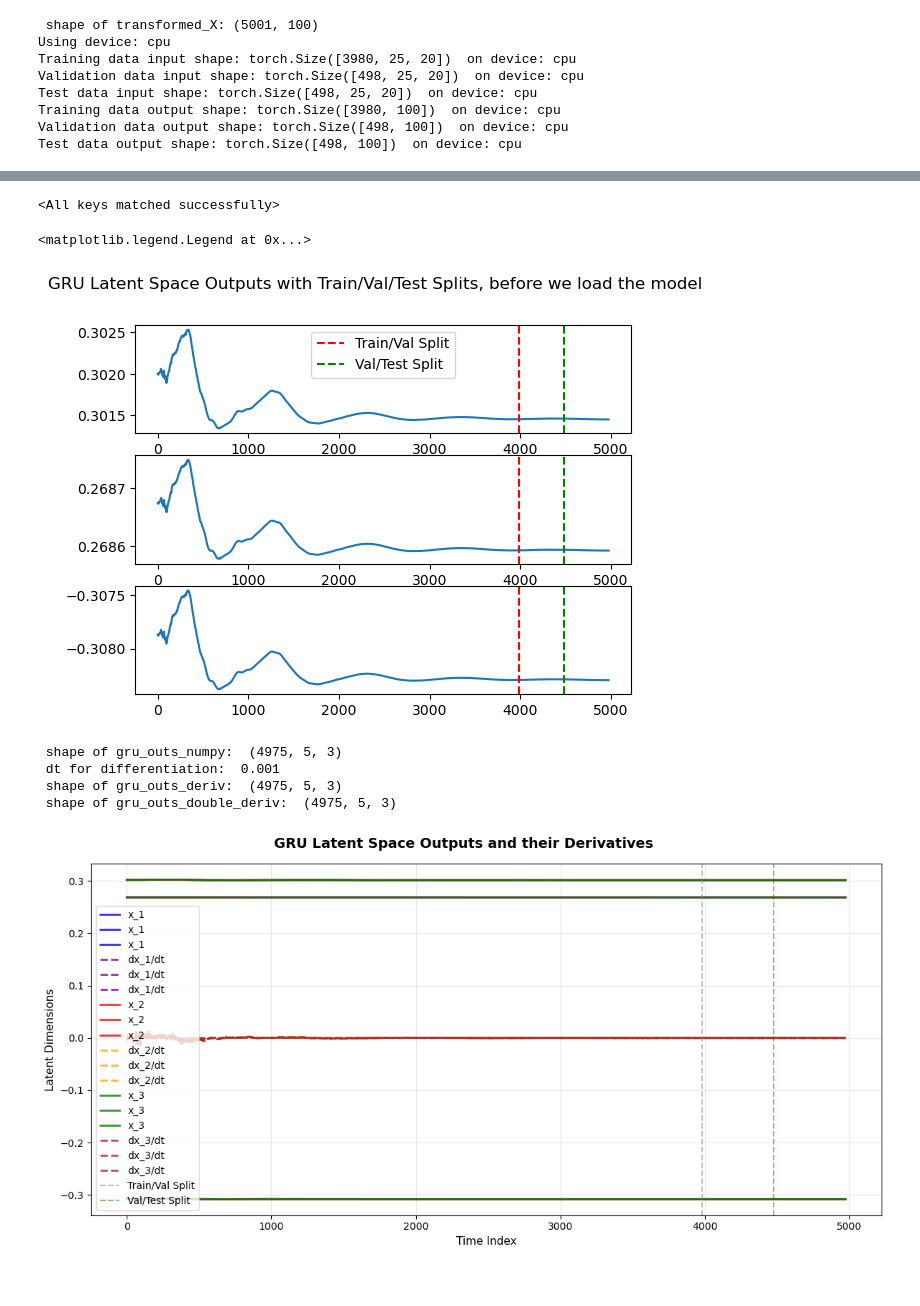
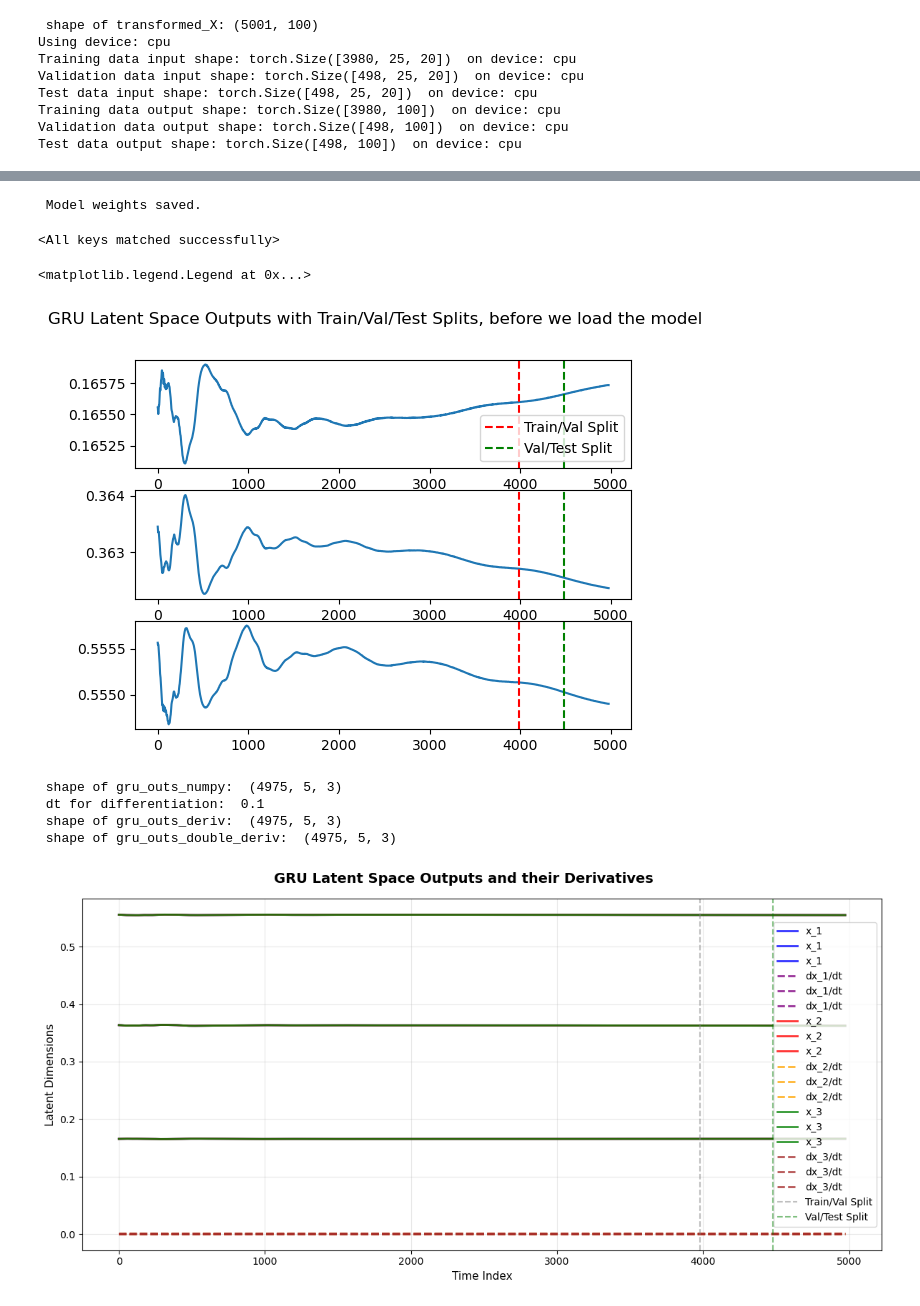
Before and after one commit to kro0l1k/RDE-DA-SHRED, a Jupyter notebook: sindy_shred_on_Koch.ipynb, the cells around one changed output, grey strips where cells are left out. Saved outputs shown, nothing was run; the diff lists cells and outputs as text; code cells hidden in the pictures.

Commit message:
better training -- learnable ODE
-

```diff
--- a/sindy_shred_on_Koch.ipynb
+++ b/sindy_shred_on_Koch.ipynb
@@ -87,7 +87,7 @@ def preprocessing_Koch_model(dataset, T_final):
     T, n = dataset.shape
     print(f"Koch model dataset shape: T={T}, n={n}")
     if T > T_final:
-        t_start_stable = 70_000
+        t_start_stable = 75_000
         dataset_cropped = dataset[t_start_stable:, :]
 
         print(f" Cropped Koch model dataset to shape: {dataset_cropped.shape}")
@@ -103,7 +103,7 @@ def preprocessing_Koch_model(dataset, T_final):
         dataset_cropped = dataset_cropped[::factor, :]
 
     # cancel out the rotation
-    SHIFT_PER_ROW =  -0.188  # pixels per timestep - adjust as needed
+    SHIFT_PER_ROW =  -0.168  # pixels per timestep - adjust as needed
     print(f"Applying wave straightening with shift_per_row={SHIFT_PER_ROW}")
     print(" shape of load_X before straightening: ", dataset_cropped.shape)
     Koch_model_straightened = straighten_data(
@@ -191,7 +191,7 @@ Validation data output shape: torch.Size([498, 100])  on device: cpu
 Test data output shape: torch.Size([498, 100])  on device: cpu
 # %%
 dt = 0.1 #4.75924829840751e-08 # 0.05
-hidden_layers = 10
+hidden_layers = 5
 latent_dim = 3 # 2
 dropout = 0.3
 poly_order = 3 # use 3 !
@@ -202,9 +202,9 @@ l1 = 35
 l2 = 60
 lr = 2e-3
 batch_size = 128
-num_epochs = 100 #800
+num_epochs = 10 #800
 threshold = 0.005
-sindy_regularization = 2 #10
+sindy_regularization = 3 #10
 mean_zero_regularization = 0.1
 variance_regularization = 0.1
 
@@ -216,18 +216,18 @@ shred = sindy_shred.SINDy_SHRED(num_sensors, m, hidden_size=latent_dim, hidden_l
 shred = shred.to(device)
 # %%
 
-# # training the SINDy-SHRED model
-# shred.train()
-# validation_errors = sindy_shred.fit(shred, train_dataset, valid_dataset, batch_size=batch_size, num_epochs=num_epochs,
-#                                     lr=lr, verbose=True, threshold=threshold, patience=5, sindy_regularization=sindy_regularization,
-#                                     mean_zero_regularization = mean_zero_regularization, variance_regularization=variance_regularization,
-#                                     optimizer="AdamW", thres_epoch=100)
+# training the SINDy-SHRED model
+shred.train()
+validation_errors = sindy_shred.fit(shred, train_dataset, valid_dataset, batch_size=batch_size, num_epochs=num_epochs,
+                                    lr=lr, verbose=True, threshold=threshold, patience=5, sindy_regularization=sindy_regularization,
+                                    mean_zero_regularization = mean_zero_regularization, variance_regularization=variance_regularization,
+                                    optimizer="AdamW", thres_epoch=100)
 
-# # Rate of sparsity
-# # Make sure the rate of sparsity is over 0.2!!
-# print(" sindy sparsity coefficient: ", torch.mean(shred.e_sindy.coefficient_mask*1.0))
-# # on the SST dataset we are able to get this to 0.05 -- should achieve similar on RDE before forecasting!
+# Rate of sparsity
+# Make sure the rate of sparsity is over 0.2!!
+print(" sindy sparsity coefficient: ", torch.mean(shred.e_sindy.coefficient_mask*1.0))
+# on the SST dataset we are able to get this to 0.05 -- should achieve similar on RDE before forecasting!
 
-# test_recons = shred(test_dataset.X).detach().cpu().numpy()
-# test_ground_truth = test_dataset.Y.detach().cpu().numpy()
-# print(" REL ERRN TEST DATA: ", np.linalg.norm(test_recons - test_ground_truth) / np.linalg.norm(test_ground_truth))
+test_recons = shred(test_dataset.X).detach().cpu().numpy()
+test_ground_truth = test_dataset.Y.detach().cpu().numpy()
+print(" REL ERRN TEST DATA: ", np.linalg.norm(test_recons - test_ground_truth) / np.linalg.norm(test_ground_truth))
@@ -234,7 +247,9 @@ shred = shred.to(device)
 # %%
 
 # save model weights of the trained shred model:
-# torch.save(shred.state_dict(), "shred_weights/sindy_shred_rde_model_weights.pth"); print(" Model weights saved. ")
+torch.save(shred.state_dict(), "shred_weights/sindy_shred_rde_model_weights.pth"); print(" Model weights saved. ")
+# %% [output]
+ Model weights saved.
 # %%
 # # load the model weights later via:
 shred.load_state_dict(torch.load("shred_weights/sindy_shred_rde_model_weights.pth"))
@@ -261,50 +276,50 @@ for i in range(latent_dim):
 ax[0].legend()
 # %% [output]
 <matplotlib.legend.Legend at 0x...>
-[figure, old version]
+[figure, new version]
 # %%
 # compute the first derivative of the gru outputs using finite difference
 gru_outs_numpy = gru_outs.detach().cpu().numpy()
 
 print(" shape of gru_outs_numpy: ", gru_outs_numpy.shape)
 
-# differentiation_method = ps.differentiation.SmoothedFiniteDifference(smoother_kws={'window_length': 10})
-differentiation_method = ps.differentiation.FiniteDifference()
+differentiation_method = ps.differentiation.SmoothedFiniteDifference(smoother_kws={'window_length': 10})
+# differentiation_method = ps.differentiation.FiniteDifference()
 # compute x dot:
-dt_for_differentiation = 0.001  # time step used during training
+dt_for_differentiation = dt  # time step used during training
 print(" dt for differentiation: ", dt_for_differentiation)
 gru_outs_deriv = differentiation_method._differentiate(gru_outs_numpy, dt_for_differentiation)
 print(" shape of gru_outs_deriv: ", gru_outs_deriv.shape)
 gru_outs_double_deriv = differentiation_method._differentiate(gru_outs_deriv, dt_for_differentiation)
 print(" shape of gru_outs_double_deriv: ", gru_outs_double_deriv.shape)
 
 # plot x and x dot on a single plot for all latent dimensions
 fig, ax = plt.subplots(1, 1, figsize=(12, 6))
 fig.suptitle('GRU Latent Space Outputs and their Derivatives', fontsize=14, fontweight='bold')
 
 colors = ['blue', 'red', 'green', 'purple', 'orange', 'brown']
 
 for i in range(latent_dim):
     # Plot x for each dimension
     ax.plot(gru_outs_numpy[:, i], linewidth=2, alpha=0.8, color=colors[i % len(colors)], label=f'x_{i+1}')
     # Plot dx/dt for each dimension
     ax.plot(gru_outs_deriv[:, i], linewidth=2, alpha=0.8, color=colors[(i + latent_dim) % len(colors)], linestyle='--', label=f'dx_{i+1}/dt')
 
 ax.set_ylabel('Latent Dimensions', fontsize=11)
 ax.grid(True, alpha=0.3)
 ax.axvline(x=n_train, color='gray', linestyle='--', alpha=0.5, label='Train/Val Split')
 ax.axvline(x=n_train + n_valid, color='green', linestyle='--', alpha=0.5, label='Val/Test Split')
 ax.legend(loc='best', fontsize=10)
 ax.set_xlabel('Time Index', fontsize=11)
 
 plt.tight_layout()
 plt.show()
 # %% [output]
  shape of gru_outs_numpy:  (4975, 5, 3)
- dt for differentiation:  0.001
+ dt for differentiation:  0.1
  shape of gru_outs_deriv:  (4975, 5, 3)
  shape of gru_outs_double_deriv:  (4975, 5, 3)
-[figure, old version]
+[figure, new version]
 # %%
 # from pysindy.optimizers import MIOSR
 
```
Also changed, not shown: parts of 5 cells of this notebook.
